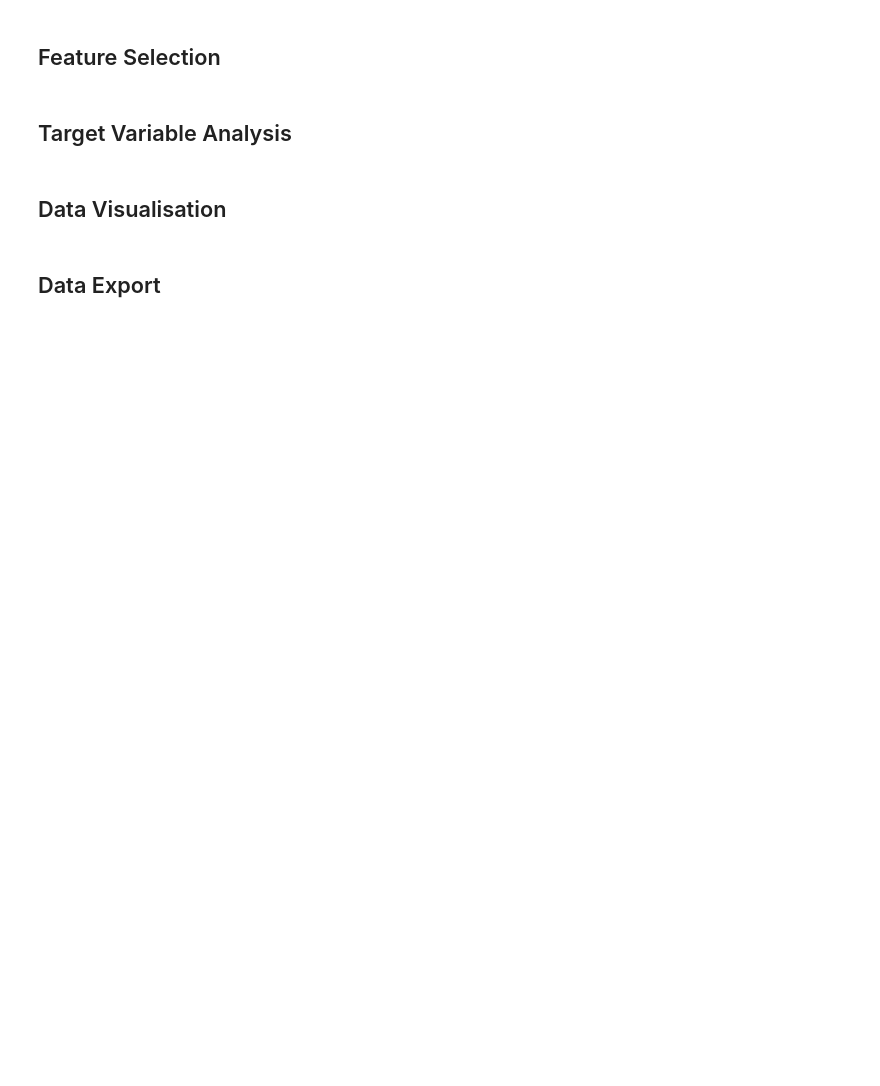
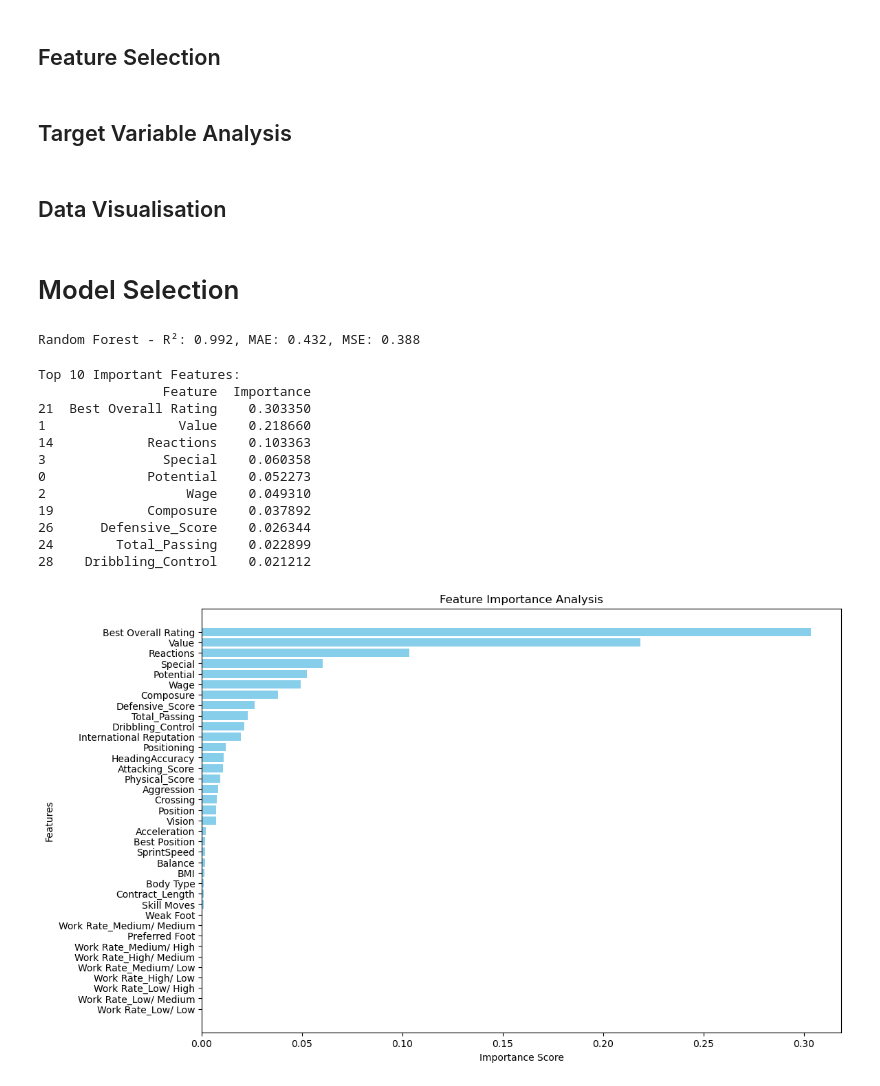
Before and after one commit to edwincm/ICTAK-DSA-B4, a Jupyter notebook: Project Files/Fifa Player Performance Analysis.ipynb, the cells around one changed output. Cells and saved outputs as stored; diff of their text form; code cells hidden in the pictures; blank space fills up the shorter version.

```diff
--- a/Project Files/Fifa Player Performance Analysis.ipynb
+++ b/Project Files/Fifa Player Performance Analysis.ipynb
@@ -525,4 +897,4 @@ plt.show()
 # %% [markdown]
 ## Data Visualisation
 # %% [markdown]
-## Data Export
+# Model Selection
@@ -528,0 +954,59 @@ plt.show()
+# %%
+# Train the Random Forest Regressor with the best parameters
+rf_model = RandomForestRegressor(
+    n_estimators=300,
+    max_depth=30,
+    max_features='sqrt',
+    min_samples_leaf=1,
+    min_samples_split=2,
+    random_state=42
+)
+rf_model.fit(X_train_scaled, y_train)
+
+# Predict on the test set
+y_pred = rf_model.predict(X_test_scaled)
+
+# Evaluate the model
+r2 = r2_score(y_test, y_pred)
+mae = mean_absolute_error(y_test, y_pred)
+mse = mean_squared_error(y_test, y_pred)
+
+print(f"Random Forest - R²: {r2:.3f}, MAE: {mae:.3f}, MSE: {mse:.3f}")
+# %% [output]
+Random Forest - R²: 0.992, MAE: 0.432, MSE: 0.388
+# %%
+# Feature importance analysis
+feature_importances = rf_model.feature_importances_
+
+# Convert feature importances to DataFrame using original column names
+features_df = pd.DataFrame({
+    'Feature': X_train.columns,  # Use the original DataFrame's columns
+    'Importance': feature_importances
+}).sort_values(by='Importance', ascending=False)
+
+# Display the top 10 most important features
+print("\nTop 10 Important Features:")
+print(features_df.head(10))
+
+# Plot the feature importances
+plt.figure(figsize=(12, 8))
+plt.barh(features_df['Feature'], features_df['Importance'], color='skyblue')
+plt.xlabel('Importance Score')
+plt.ylabel('Features')
+plt.title('Feature Importance Analysis')
+plt.gca().invert_yaxis()  # Highest importance at the top
+plt.show()
+# %% [output]
+Top 10 Important Features:
+                Feature  Importance
+21  Best Overall Rating    0.303350
+1                 Value    0.218660
+14            Reactions    0.103363
+3               Special    0.060358
+0             Potential    0.052273
+2                  Wage    0.049310
+19            Composure    0.037892
+26      Defensive_Score    0.026344
+24        Total_Passing    0.022899
+28    Dribbling_Control    0.021212
+[figure, added]
```
Also changed, not shown: parts of 85 cells of this notebook, 18 other files.
